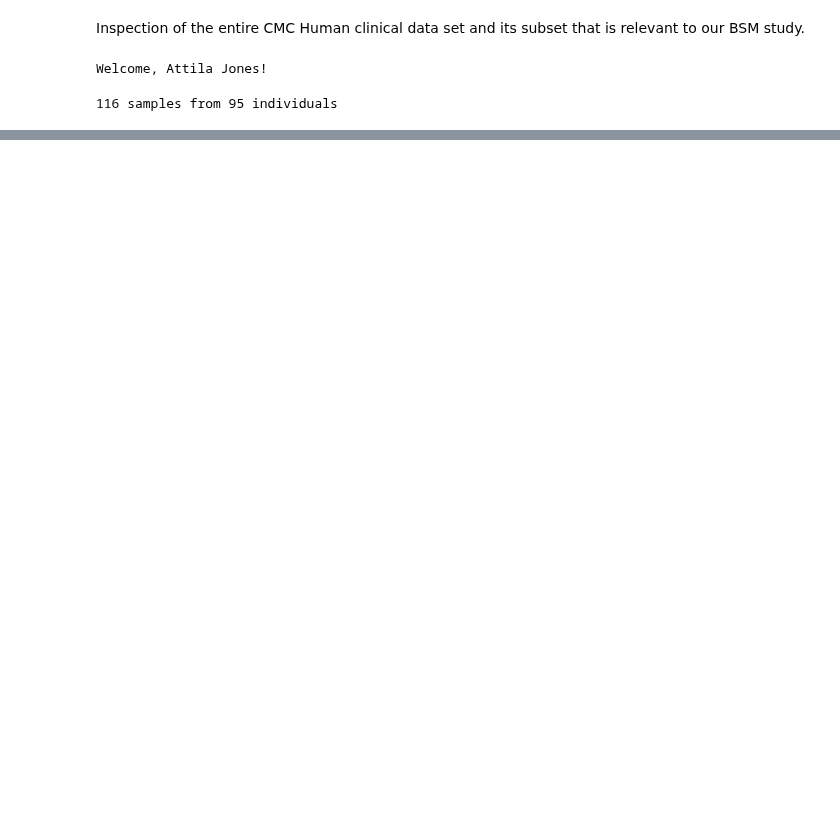
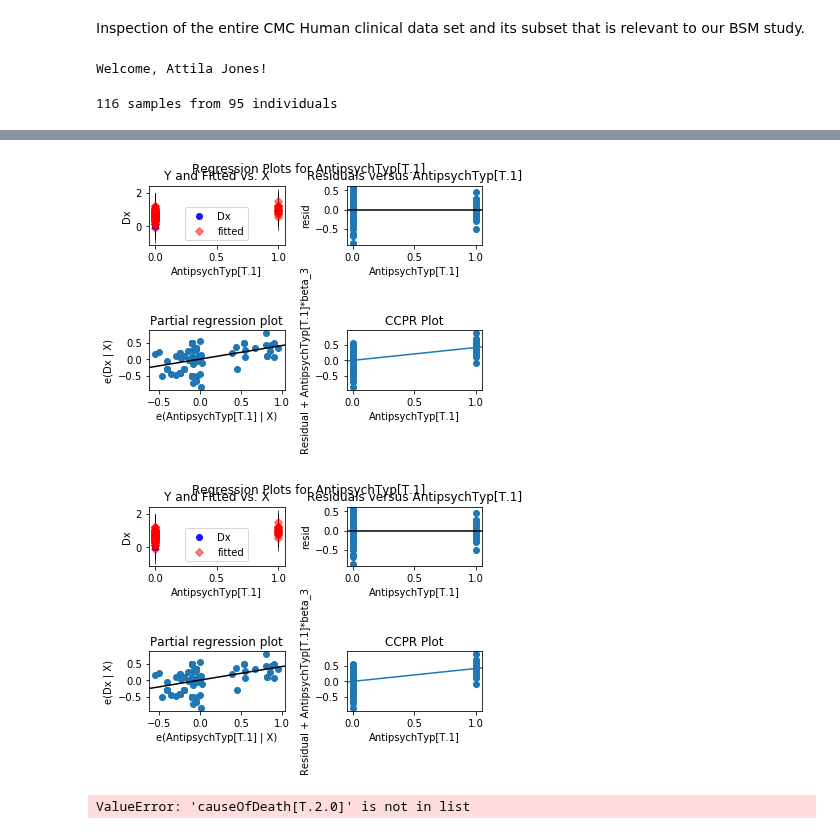
Before and after one commit to attilagk/BSM-research, a Jupyter notebook: notebook/2020-08-05-cmc-clinical/2020-08-05-cmc-clinical.ipynb, the cells around one changed output, grey strips where cells are left out. Drawn from its saved outputs; the diff is of its cells as text; code cells hidden in the pictures; blank space fills up the shorter version.

```diff
--- a/notebook/2020-08-05-cmc-clinical/2020-08-05-cmc-clinical.ipynb
+++ b/notebook/2020-08-05-cmc-clinical/2020-08-05-cmc-clinical.ipynb
@@ -126,2 +158,12 @@ strong multicollinearity problems or that the design matrix is singular.
+# %%
+sm.graphics.plot_regress_exog(best, 'AntipsychTyp[T.1]')
+# %% [output]
+[figure, added]
+[figure, added]
+# %%
+%matplotlib tk
+sm.graphics.plot_regress_exog(best, 'causeOfDeath[T.2.0]')
+# %% [output]
+ValueError: 'causeOfDeath[T.2.0]' is not in list
 # %%
 %connect_info
```
Also changed, not shown: parts of 11 cells of this notebook, 2 other files.
